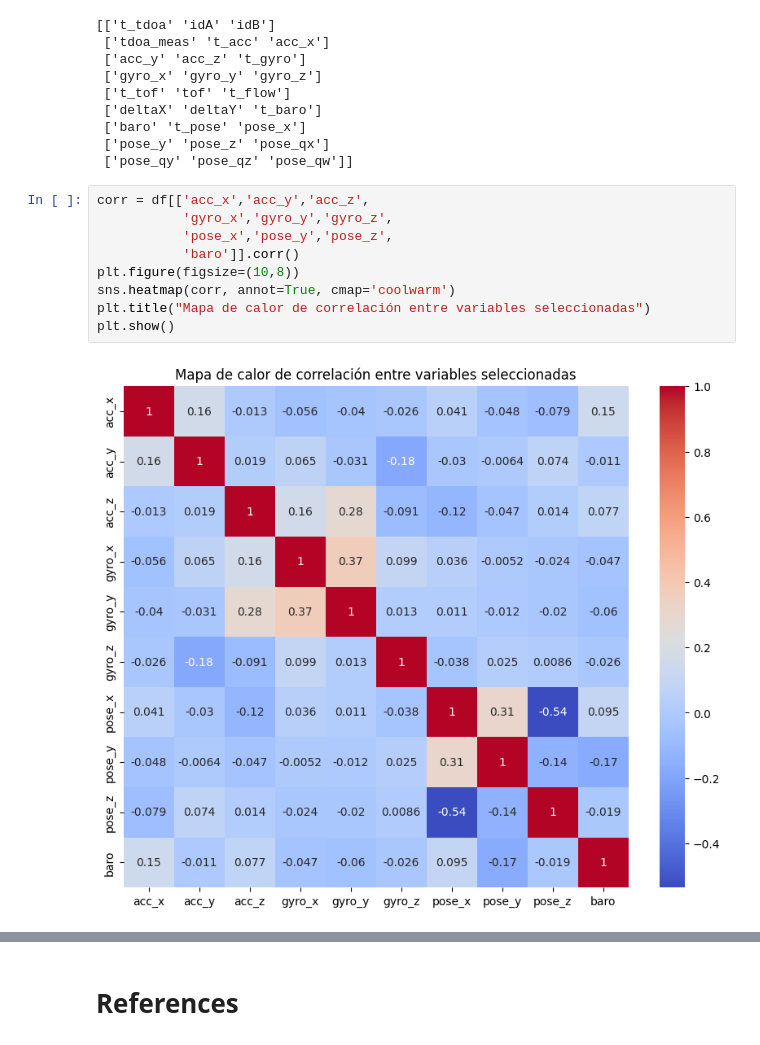
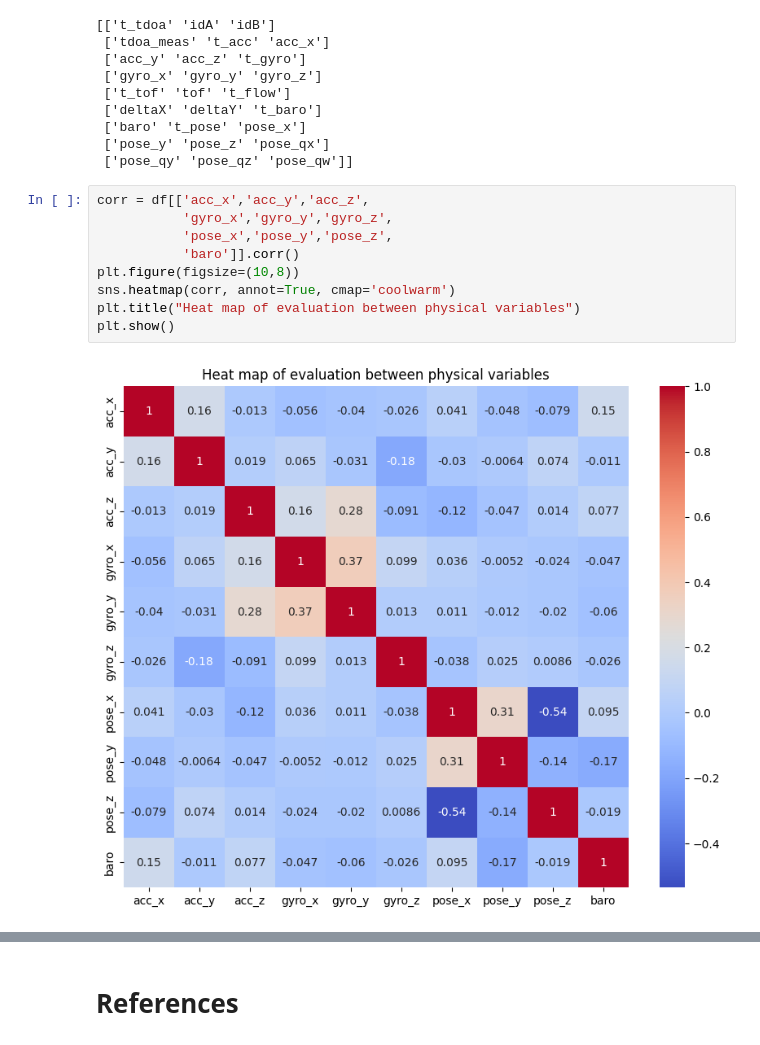
Before and after one commit to BREIMER606/Programaci-n-Cient-fica, a Jupyter notebook: Laboratorio_1/Lab1_Pct.ipynb, the cells around one changed output, grey strips where cells are left out. Cells and saved outputs as stored; diff of their text form.

```diff
--- a/Laboratorio_1/Lab1_Pct.ipynb
+++ b/Laboratorio_1/Lab1_Pct.ipynb
@@ -45,12 +52,12 @@ print(cols)
 # %%
 corr = df[['acc_x','acc_y','acc_z',
            'gyro_x','gyro_y','gyro_z',
            'pose_x','pose_y','pose_z',
            'baro']].corr()
 plt.figure(figsize=(10,8))
 sns.heatmap(corr, annot=True, cmap='coolwarm')
-plt.title("Mapa de calor de correlación entre variables seleccionadas")
+plt.title("Heat map of evaluation between physical variables")
 plt.show()
 # %% [output]
-[figure, old version]
+[figure, new version]
 # %%
```
Also changed, not shown: parts of 19 cells of this notebook.
